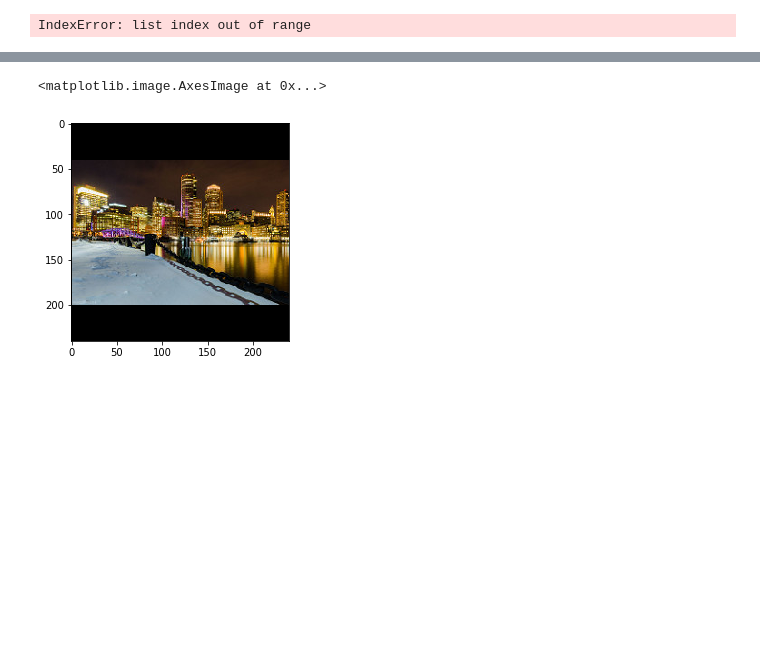
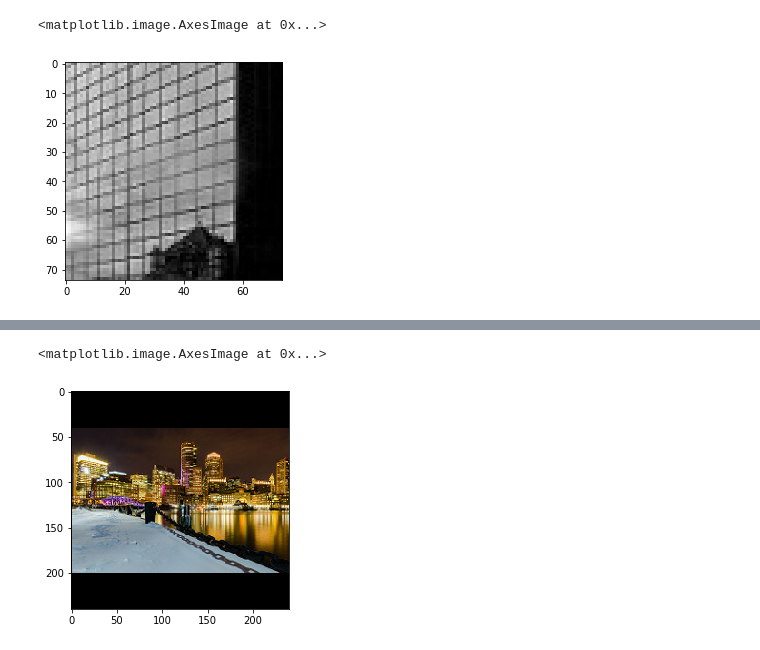
Before and after one commit to BruceJW/ILYBOS, a Jupyter notebook: flickrama.ipynb, the cells around one changed output, grey strips where cells are left out. Cells and saved outputs as stored; diff of their text form; code cells hidden in the pictures; blank space fills up the shorter version.

```diff
--- a/flickrama.ipynb
+++ b/flickrama.ipynb
@@ -31,4 +59,5 @@ use cache at least once
 # %%
-imshow(batch[3])
+imshow(batch[3], cmap='gray')
 # %% [output]
-IndexError: list index out of range
+<matplotlib.image.AxesImage at 0x...>
+[figure, added]
```
Also changed, not shown: parts of 12 cells of this notebook, 7 other files.
